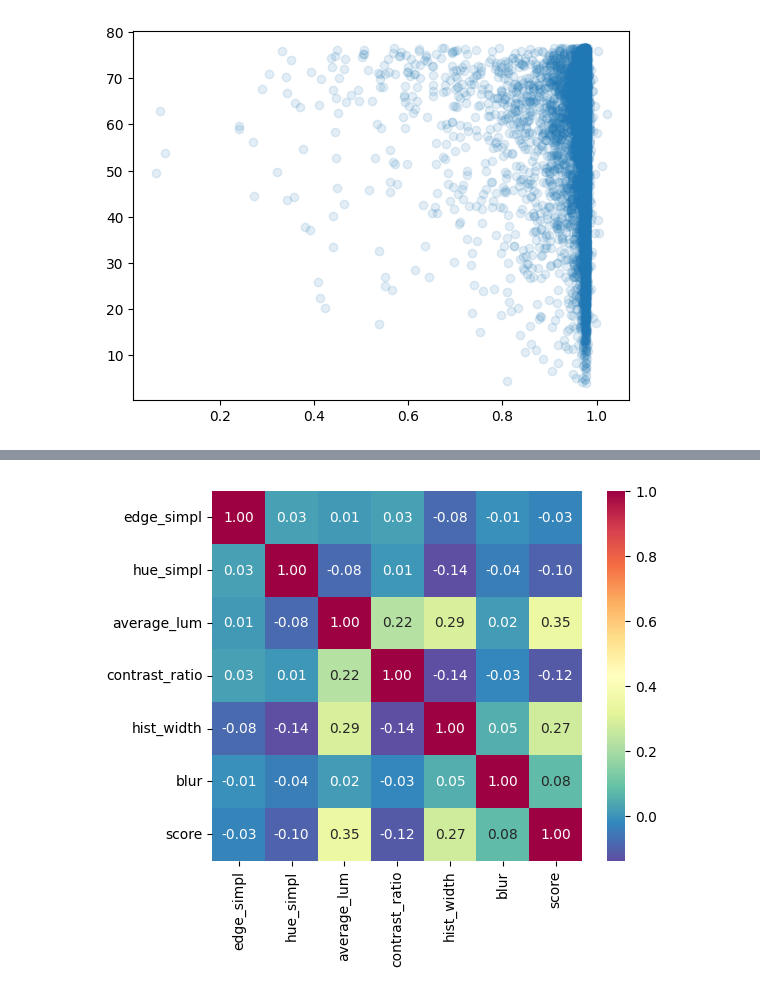
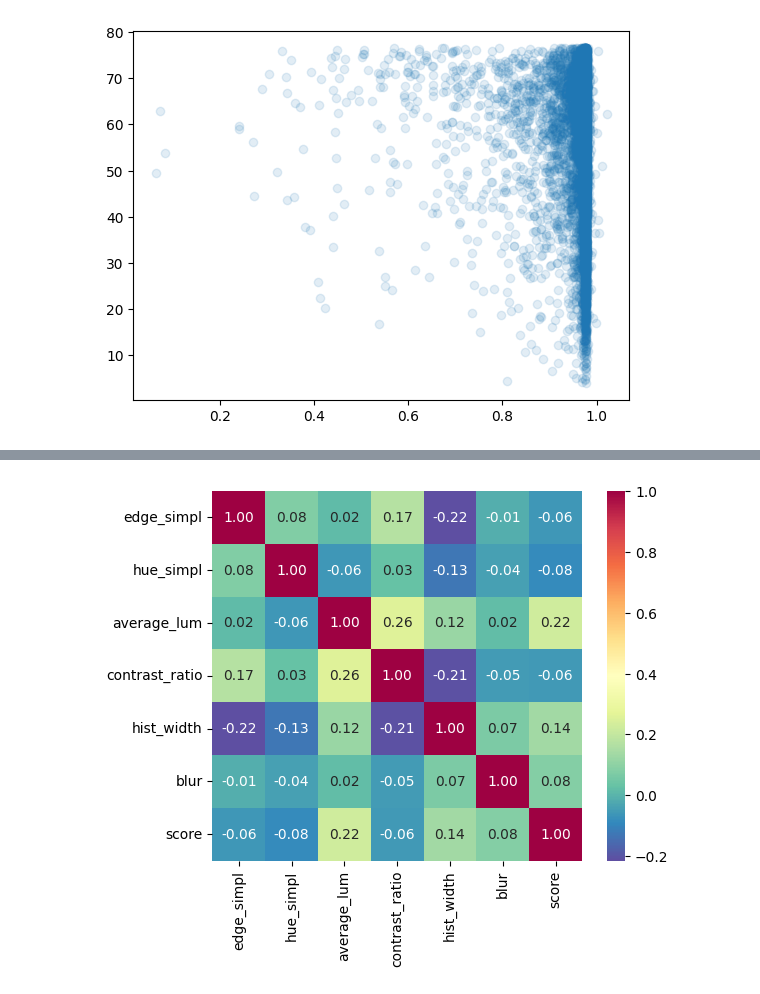
Before and after one commit to iangalvao/TCC_Image_Quality_Assesment, a Jupyter notebook: notebooks/FeatureAnalysis/Feature_Analysis.ipynb, the cells around one changed output, grey strips where cells are left out. Saved outputs shown, nothing was run; the diff lists cells and outputs as text; code cells hidden in the pictures.

```diff
--- a/notebooks/FeatureAnalysis/Feature_Analysis.ipynb
+++ b/notebooks/FeatureAnalysis/Feature_Analysis.ipynb
@@ -78,14 +86,14 @@ sns.pairplot(data, diag_kind="kde")
 # %%
-corrmat = data.corr()
+corrmat = data.corr(method="kendall")
 hm = sns.heatmap(corrmat,
                  cbar=True,
                  annot=True,
                  square=True,
                  fmt='.2f',
                  annot_kws={'size': 10},
                  yticklabels=data.columns,
                  xticklabels=data.columns,
                  cmap="Spectral_r")
 plt.show()
 # %% [output]
-[figure, old version]
+[figure, new version]
```
Also changed, not shown: parts of 12 cells of this notebook, 27 other files.
